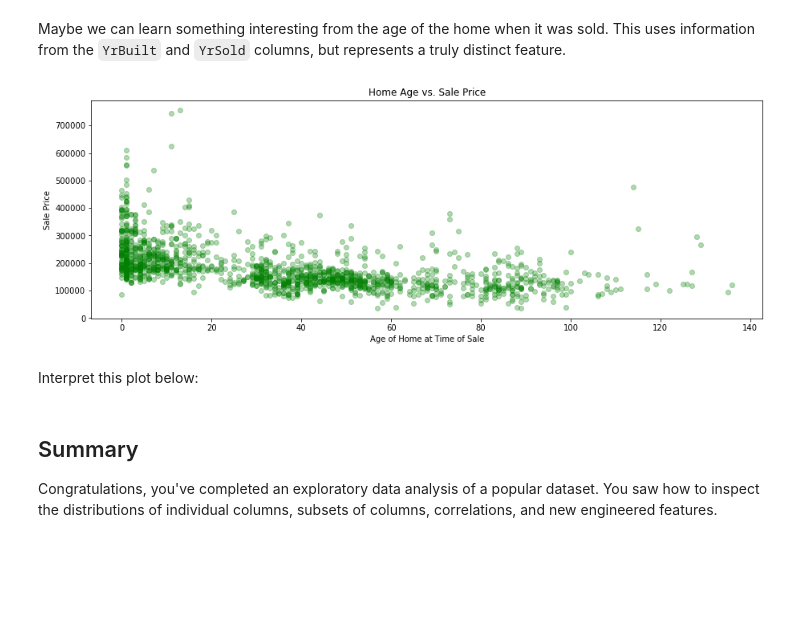
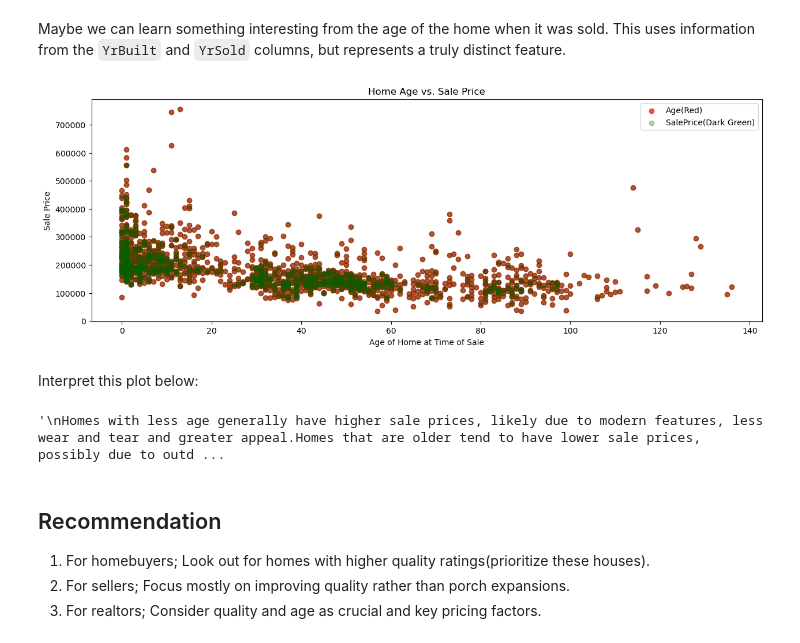
Before and after one commit to leahwanjiru/dsc-pandas-eda-lab, a Jupyter notebook: index.ipynb, the cells around one changed output. Saved outputs shown, nothing was run; the diff lists cells and outputs as text; code cells hidden in the pictures; blank space fills up the shorter version.

```diff
--- a/index.ipynb
+++ b/index.ipynb
@@ -508,20 +516,24 @@ Name: YrSold, dtype: int64
 # %% [markdown]
 Maybe we can learn something interesting from the age of the home when it was sold. This uses information from the `YrBuilt` and `YrSold` columns, but represents a truly distinct feature.
 # %%
-# Run this cell without changes
+#Run this cell.
 
-# Make a new column, Age
+#Make a new column, Age
 df["Age"] = df["YrSold"] - df["YearBuilt"]
 
 # Set up plot
 fig, ax = plt.subplots(figsize=(15,5))
 
-# Plot Age vs. SalePrice
-ax.scatter(df["Age"], df["SalePrice"], alpha=0.3, color="green")
+# Plot Age vs. SalePrice - I have changed the color to different colors to represent the two datasets
+ax.scatter(df["Age"], df["SalePrice"], alpha=0.7, color="red" , label = "Age(Red)")
+ax.scatter(df["Age"], df["SalePrice"], alpha=0.3, color="darkgreen" , label = "SalePrice(Dark Green)")
+
 ax.set_title("Home Age vs. Sale Price")
 ax.set_xlabel("Age of Home at Time of Sale")
-ax.set_ylabel("Sale Price");
+ax.set_ylabel("Sale Price")
+
+ax.legend();
 # %% [output]
-[figure, old version]
+[figure, new version]
 # %% [markdown]
 Interpret this plot below:
@@ -533,4 +540,12 @@ None
-# %% [markdown]
-## Summary
-
-Congratulations, you've completed an exploratory data analysis of a popular dataset. You saw how to inspect the distributions of individual columns, subsets of columns, correlations, and new engineered features.
+# %%
+# Replace None with appropriate text
+"""
+Homes with less age generally have higher sale prices, likely due to modern features, less wear and tear and greater appeal.Homes that are older tend to have lower sale prices, possibly due to outdated designs, higher maintenance costs or other factors.
+"""
+# %% [output]
+'\nHomes with less age generally have higher sale prices, likely due to modern features, less wear and tear and greater appeal.Homes that are older tend to have lower sale prices, possibly due to outd ...
+# %% [markdown]
+## Recommendation
+1) For homebuyers; Look out for homes with higher quality ratings(prioritize these houses).
+2) For sellers; Focus mostly on improving quality rather than porch expansions.
+3) For realtors; Consider quality and age as crucial and key pricing factors.
```
Also changed, not shown: parts of 45 cells of this notebook.
